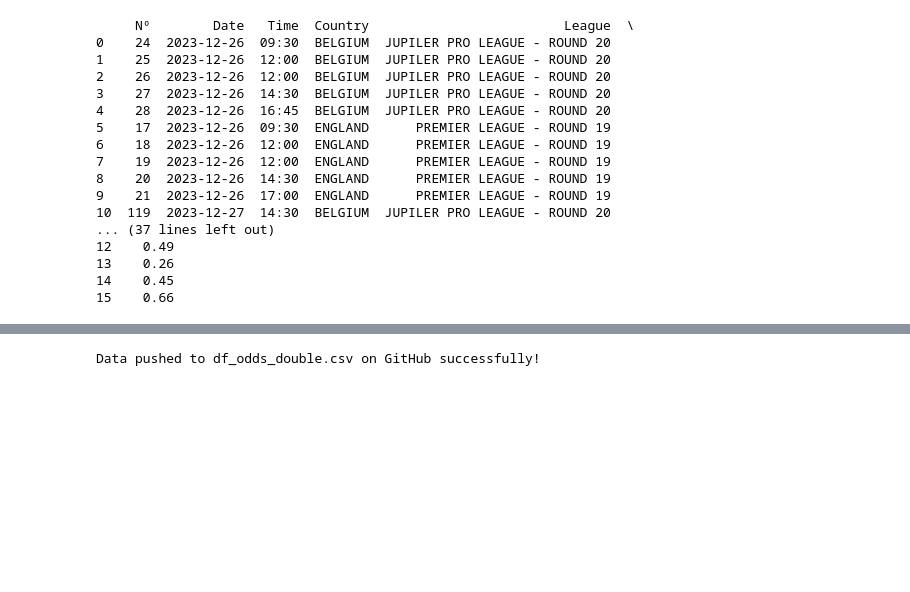
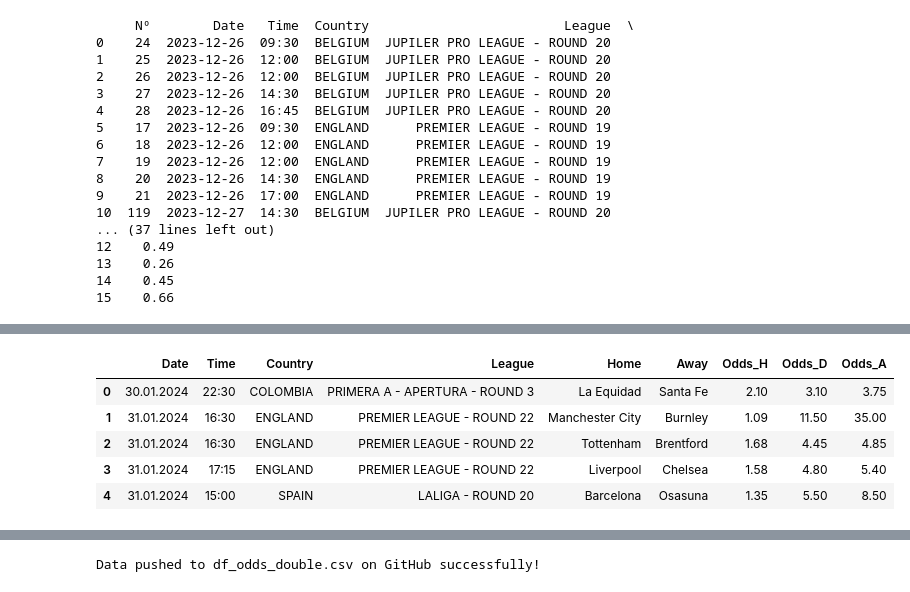
Before and after one commit to alanhassan/soccerprediction, a Jupyter notebook: update_ml_model.ipynb, the cells around one changed output, grey strips where cells are left out. Cells and saved outputs as stored; diff of their text form; code cells hidden in the pictures; blank space fills up the shorter version.

```diff
--- a/update_ml_model.ipynb
+++ b/update_ml_model.ipynb
@@ -2195,0 +2013,2 @@ Data pushed to df_odds.csv on GitHub successfully!
+# %%
+final_ids = pd.read_excel('df_final_ids.xlsx')['id'].tolist()
@@ -2195,0 +2113,9 @@ Data pushed to df_odds.csv on GitHub successfully!
+# %%
+final_df.head()
+# %% [output]
+|  | Date | Time | Country | League | Home | Away | Odds_H | Odds_D | Odds_A |
+| 0 | 30.01.2024 | 22:30 | COLOMBIA | PRIMERA A - APERTURA - ROUND 3 | La Equidad | Santa Fe | 2.10 | 3.10 | 3.75 |
+| 1 | 31.01.2024 | 16:30 | ENGLAND | PREMIER LEAGUE - ROUND 22 | Manchester City | Burnley | 1.09 | 11.50 | 35.00 |
+| 2 | 31.01.2024 | 16:30 | ENGLAND | PREMIER LEAGUE - ROUND 22 | Tottenham | Brentford | 1.68 | 4.45 | 4.85 |
+| 3 | 31.01.2024 | 17:15 | ENGLAND | PREMIER LEAGUE - ROUND 22 | Liverpool | Chelsea | 1.58 | 4.80 | 5.40 |
+| 4 | 31.01.2024 | 15:00 | SPAIN | LALIGA - ROUND 20 | Barcelona | Osasuna | 1.35 | 5.50 | 8.50 |
```
Also changed, not shown: parts of 11 cells of this notebook, 3 other files.
